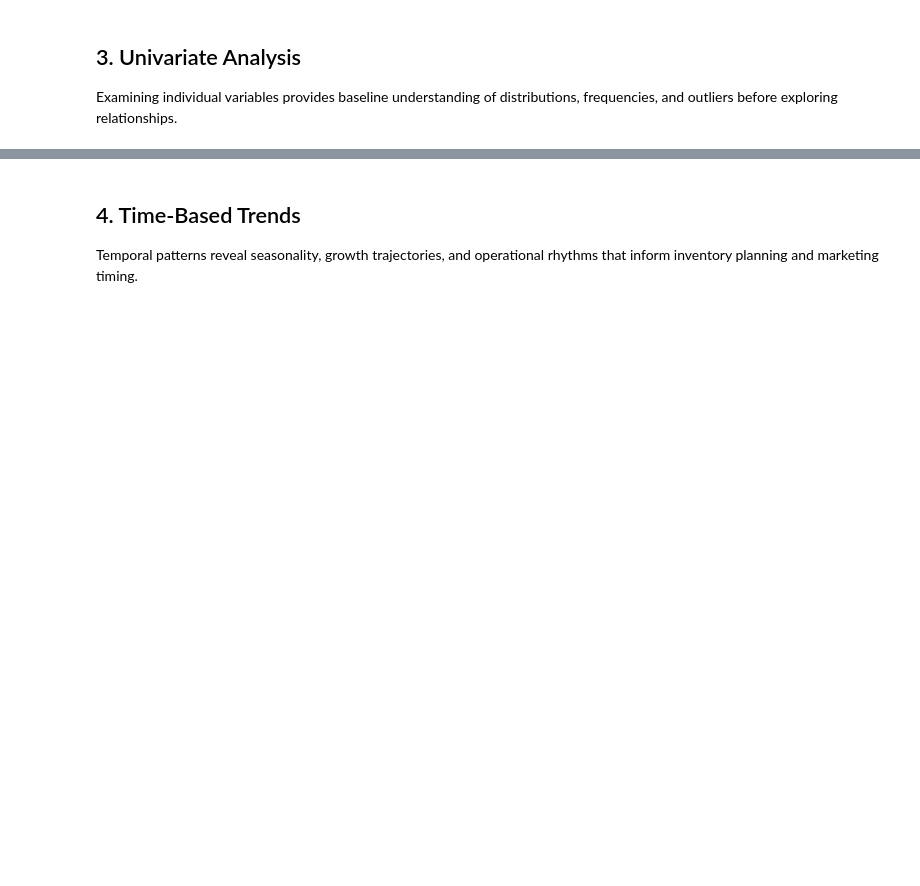
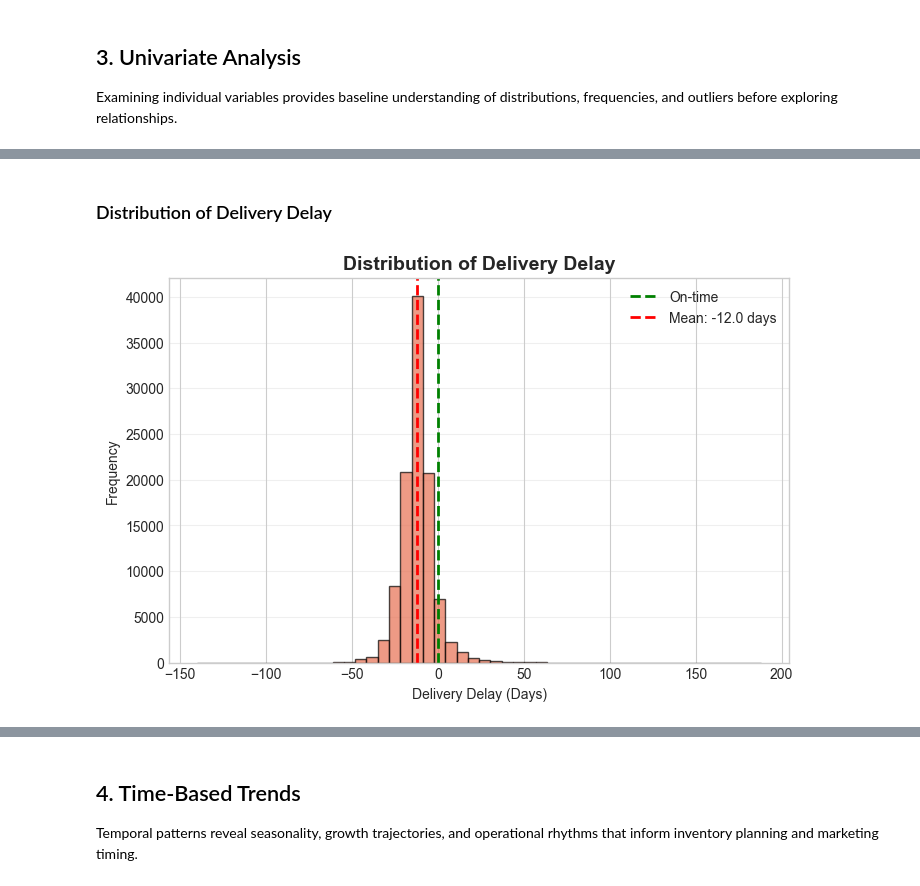
Before and after one commit to iampraneeth1116/SectionD_Group-9_Customer_Churn_Analysis, a Jupyter notebook: notebooks/03_eda.ipynb, the cells around one changed output, grey strips where cells are left out. Drawn from its saved outputs; the diff is of its cells as text; code cells hidden in the pictures; blank space fills up the shorter version.

```diff
--- a/notebooks/03_eda.ipynb
+++ b/notebooks/03_eda.ipynb
@@ -139,0 +171,21 @@ plt.show()
+# %% [markdown]
+### Distribution of Delivery Delay
+# %%
+plt.figure(figsize=(8,5))
+
+plt.hist(df['delivery_delay_days'], bins=50, color='#E76F51', alpha=0.7, edgecolor='black')
+
+plt.axvline(0, color='green', linestyle='--', linewidth=2, label='On-time')
+
+plt.axvline(df['delivery_delay_days'].mean(), color='red', linestyle='--', linewidth=2,
+            label=f'Mean: {df["delivery_delay_days"].mean():.1f} days')
+
+plt.title('Distribution of Delivery Delay', fontsize=14, fontweight='bold')
+plt.xlabel('Delivery Delay (Days)')
+plt.ylabel('Frequency')
+plt.legend()
+plt.grid(axis='y', alpha=0.3)
+
+plt.show()
+# %% [output]
+[figure, added]
```
Also changed, not shown: parts of 74 cells of this notebook.
